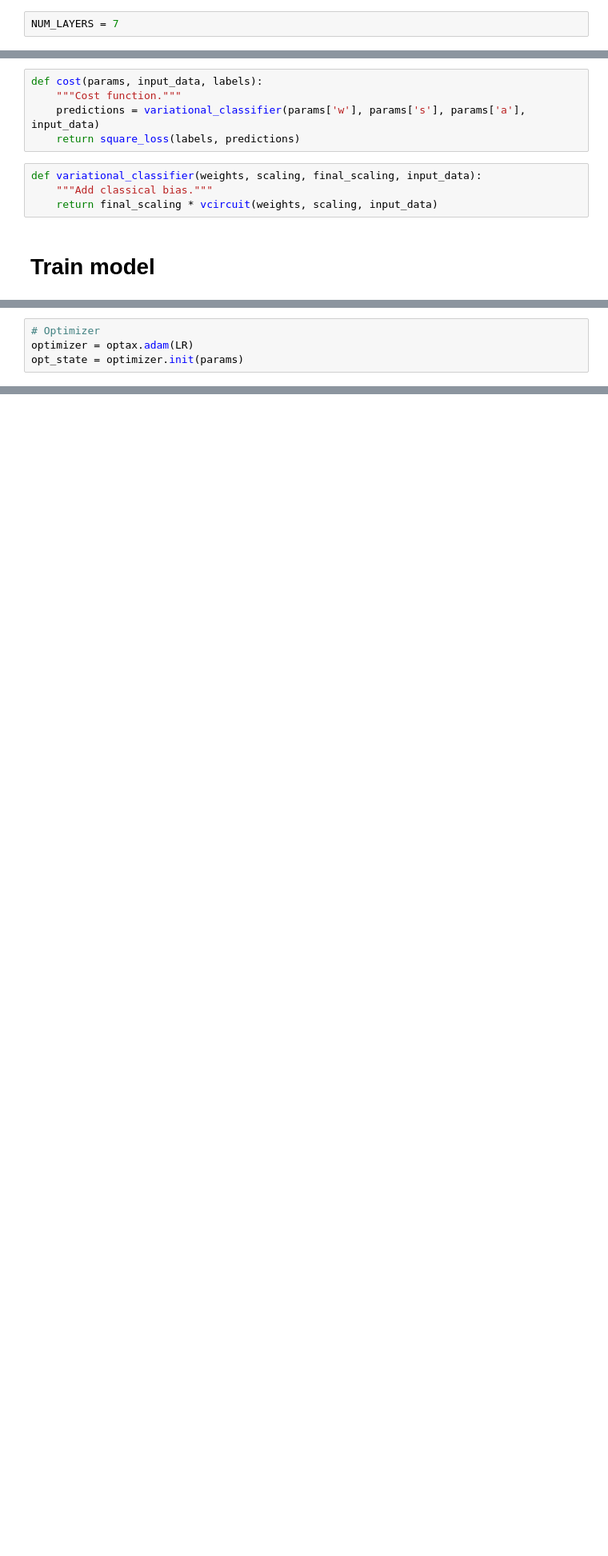
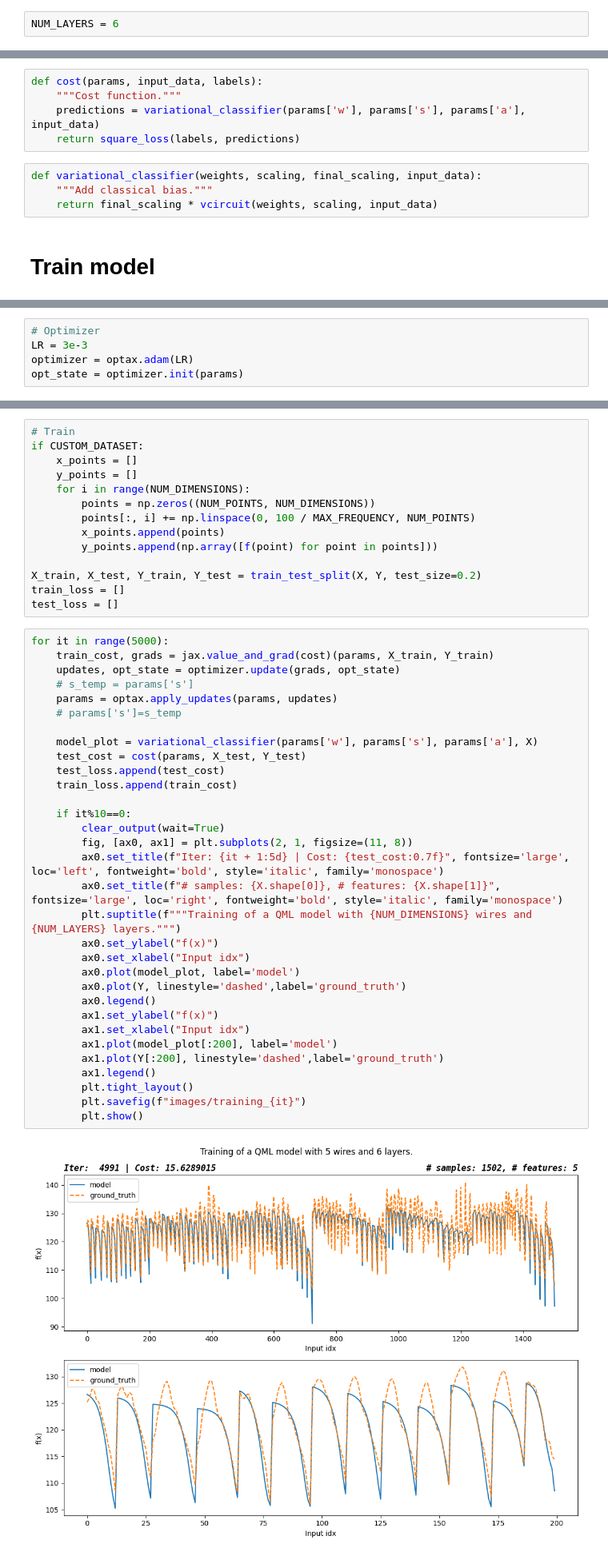
Before and after one commit to AlbertMitjans/hackweek, a Jupyter notebook: src/regression.ipynb, the cells around one changed output, grey strips where cells are left out. Shown at 80% size. Saved outputs shown, nothing was run; the diff lists cells and outputs as text; blank space fills up the shorter version.

```diff
--- a/src/regression.ipynb
+++ b/src/regression.ipynb
@@ -177,7 +162,7 @@ plt.tight_layout()
 # %% [markdown]
 # Quantum model
 # %%
-NUM_LAYERS = 7
+NUM_LAYERS = 6
 # %%
 # Circuit
 dev = qml.device("default.qubit", wires=NUM_DIMENSIONS)
@@ -224,4 +207,5 @@ Gammas: [0.7524764725803771, 1.3467150057591617]
 # %%
 # Optimizer
+LR = 3e-3
 optimizer = optax.adam(LR)
 opt_state = optimizer.init(params)
@@ -261,0 +212,48 @@ Iter:   991 | Cost: 1.3419665
+# %%
+# Train
+if CUSTOM_DATASET:
+    x_points = []
+    y_points = []
+    for i in range(NUM_DIMENSIONS):
+        points = np.zeros((NUM_POINTS, NUM_DIMENSIONS))
+        points[:, i] += np.linspace(0, 100 / MAX_FREQUENCY, NUM_POINTS)
+        x_points.append(points)
+        y_points.append(np.array([f(point) for point in points]))
+
+X_train, X_test, Y_train, Y_test = train_test_split(X, Y, test_size=0.2)
+train_loss = []
+test_loss = []
+# %%
+for it in range(5000):
+    train_cost, grads = jax.value_and_grad(cost)(params, X_train, Y_train)
+    updates, opt_state = optimizer.update(grads, opt_state)
+    # s_temp = params['s']
+    params = optax.apply_updates(params, updates)
+    # params['s']=s_temp
+
+    model_plot = variational_classifier(params['w'], params['s'], params['a'], X)
+    test_cost = cost(params, X_test, Y_test)
+    test_loss.append(test_cost)
+    train_loss.append(train_cost)
+
+    if it%10==0:
+        clear_output(wait=True)
+        fig, [ax0, ax1] = plt.subplots(2, 1, figsize=(11, 8))
+        ax0.set_title(f"Iter: {it + 1:5d} | Cost: {test_cost:0.7f}", fontsize='large', loc='left', fontweight='bold', style='italic', family='monospace')
+        ax0.set_title(f"# samples: {X.shape[0]}, # features: {X.shape[1]}", fontsize='large', loc='right', fontweight='bold', style='italic', family='monospace')
+        plt.suptitle(f"""Training of a QML model with {NUM_DIMENSIONS} wires and {NUM_LAYERS} layers.""")
+        ax0.set_ylabel("f(x)")
+        ax0.set_xlabel("Input idx")
+        ax0.plot(model_plot, label='model')
+        ax0.plot(Y, linestyle='dashed',label='ground_truth')
+        ax0.legend()
+        ax1.set_ylabel("f(x)")
+        ax1.set_xlabel("Input idx")
+        ax1.plot(model_plot[:200], label='model')
+        ax1.plot(Y[:200], linestyle='dashed',label='ground_truth')
+        ax1.legend()
+        plt.tight_layout()
+        plt.savefig(f"images/training_{it}")
+        plt.show()
+# %% [output]
+[figure, added]
```
Also changed, not shown: parts of 20 cells of this notebook, 1 other file.
